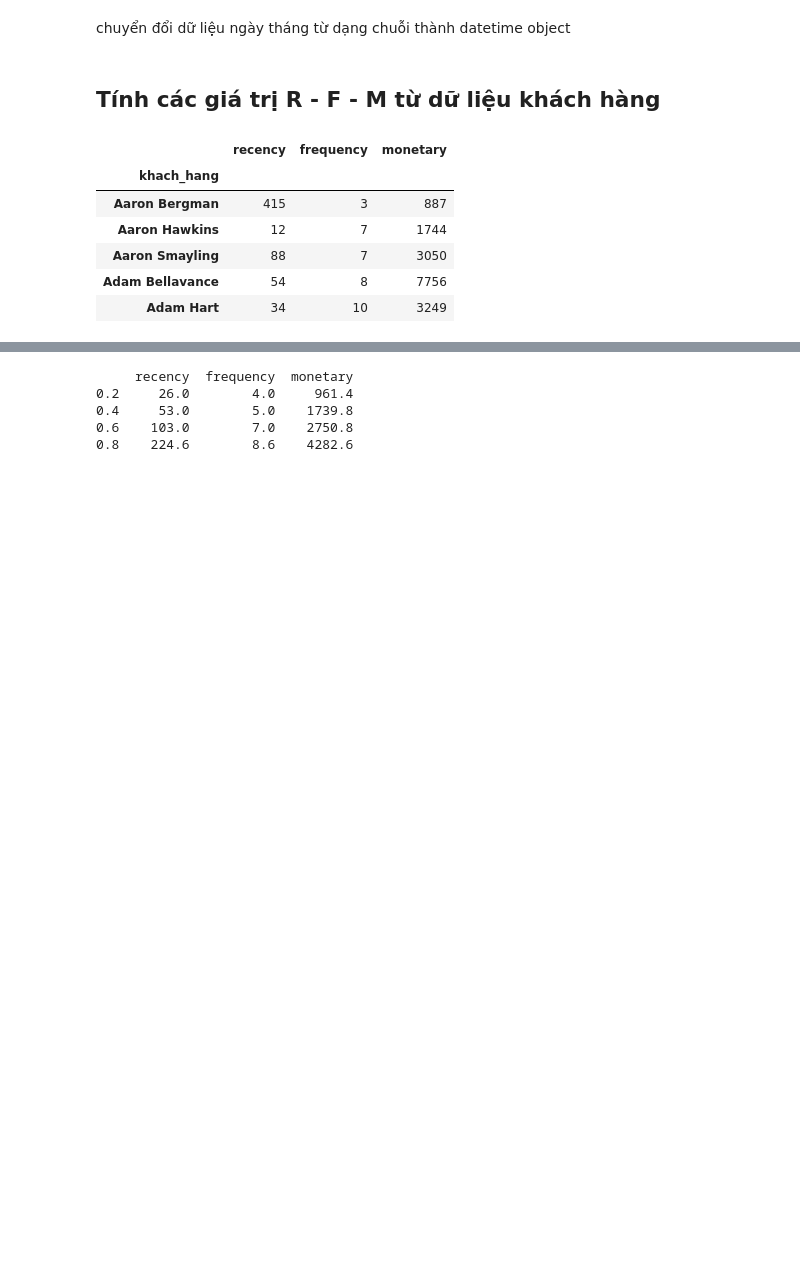
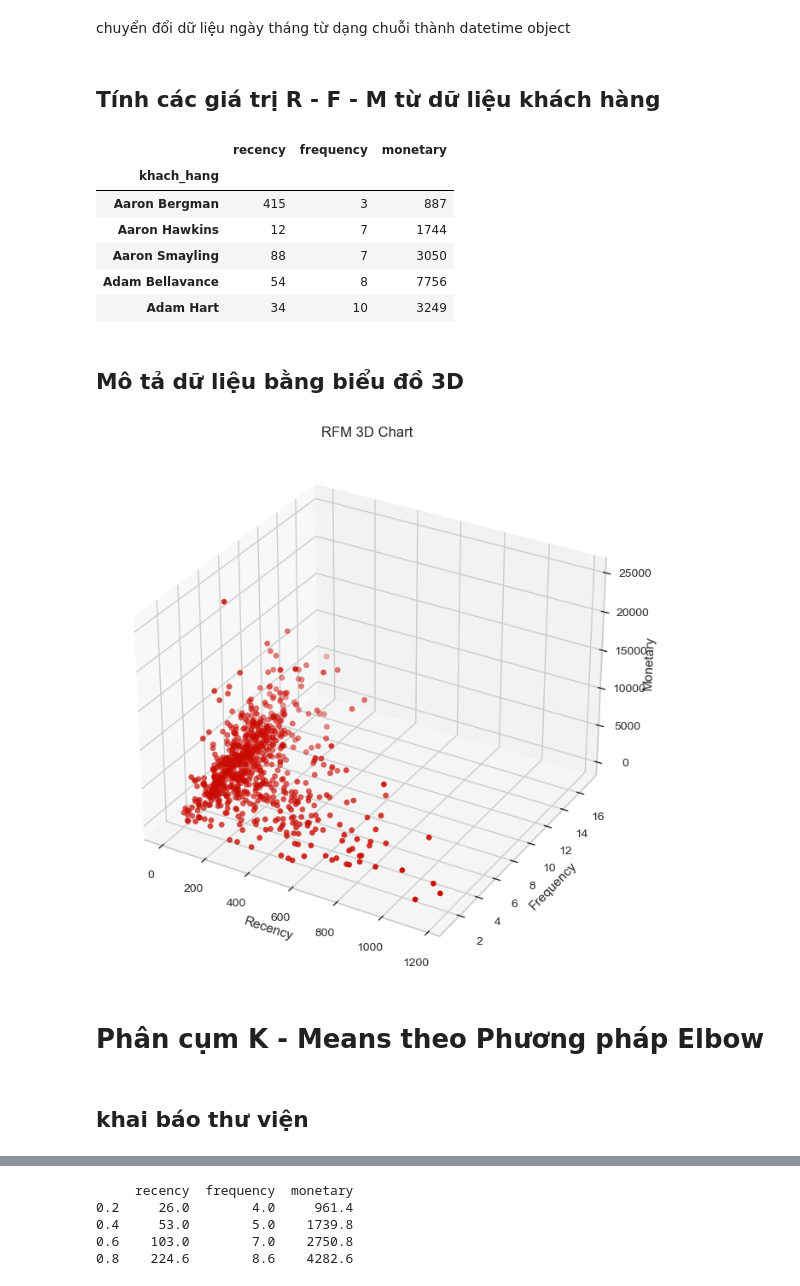
Before and after one commit to TriCao22406/RFM, a Jupyter notebook: RFM.ipynb, the cells around one changed output, grey strips where cells are left out. Drawn from its saved outputs; the diff is of its cells as text; code cells hidden in the pictures; blank space fills up the shorter version.

```diff
--- a/RFM.ipynb
+++ b/RFM.ipynb
@@ -50,3 +53,27 @@ bang_rfm.head()
 | Aaron Smayling | 88 | 7 | 3050 |
 | Adam Bellavance | 54 | 8 | 7756 |
 | Adam Hart | 34 | 10 | 3249 |
+# %% [markdown]
+## Mô tả dữ liệu bằng biểu đồ 3D
+# %%
+import matplotlib.pyplot as plt
+# Vẽ biểu đồ 3D cho các giá trị R,F,M
+fig = plt.figure(figsize=(10, 8))
+ax = fig.add_subplot(111, projection='3d')
+ax.scatter(bang_rfm['recency'],bang_rfm['frequency'],bang_rfm['monetary'])
+
+# Thêm nhãn cho các trục
+ax.set_xlabel('Recency')
+ax.set_ylabel('Frequency')
+ax.set_zlabel('Monetary')
+
+# Đặt tên cho biểu đồ
+plt.title('RFM 3D Chart')
+# Hiển thị biểu đồ
+plt.show()
+# %% [output]
+[figure, added]
+# %% [markdown]
+# Phân cụm K - Means theo Phương pháp Elbow
+# %% [markdown]
+## khai báo thư viện
```
Also changed, not shown: parts of 22 cells of this notebook, 1 other file.
